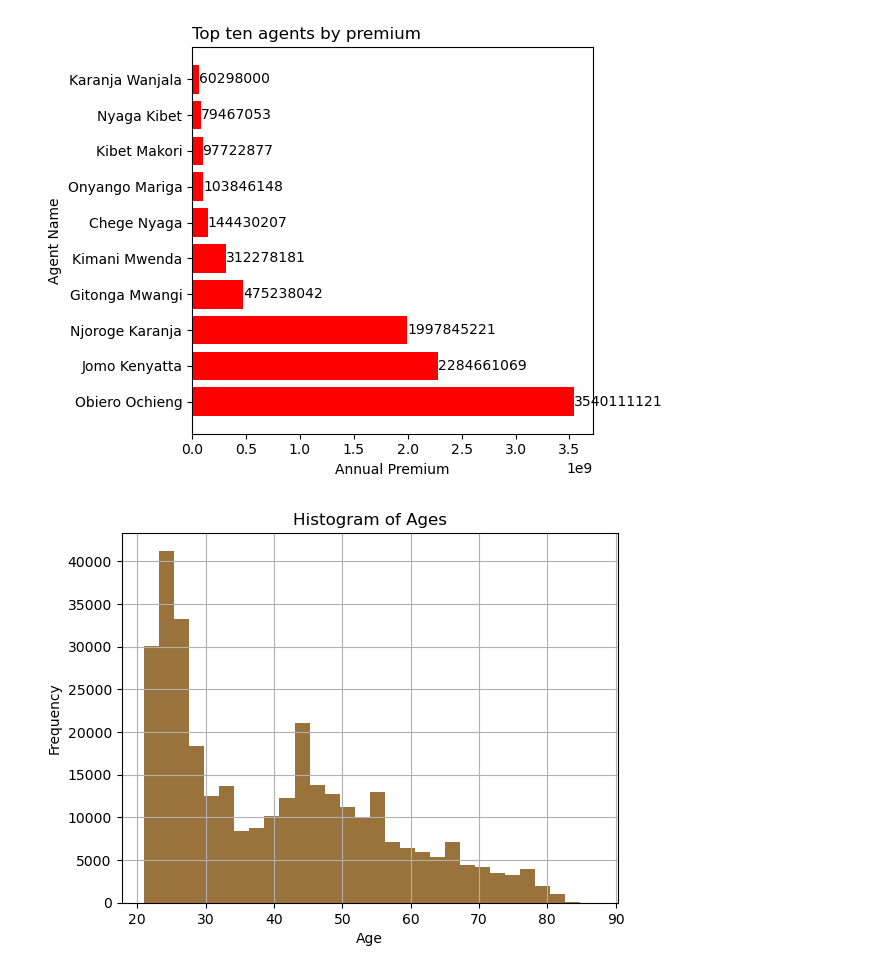
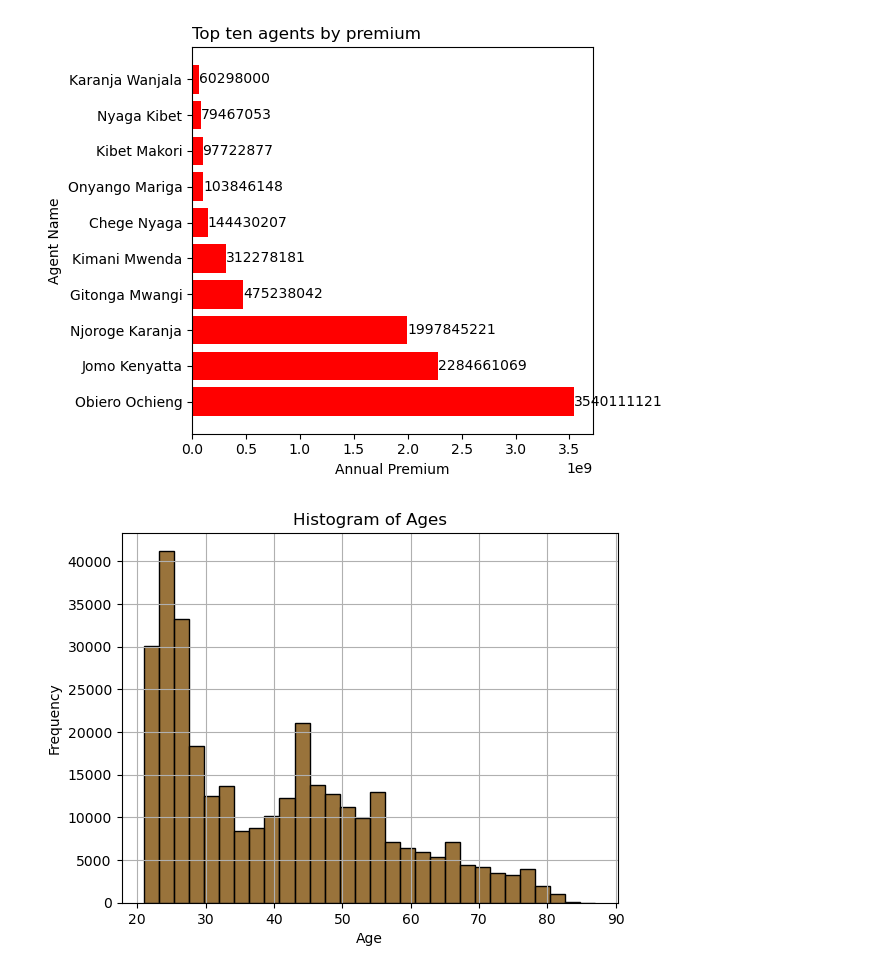
Before and after one commit to claudiahW/LuxDev, a Jupyter notebook: Tueswk2.ipynb, the cells around one changed output. Cells and saved outputs as stored; diff of their text form; code cells hidden in the pictures.

```diff
--- a/Tueswk2.ipynb
+++ b/Tueswk2.ipynb
@@ -72,19 +72,19 @@ plt.show()
 # %%
 df["Customer_Date_of_Birth"] = pd.to_datetime(df["Customer_Date_of_Birth"])
 
 #Calculate Age
 
 current_year = datetime.now().year
 df["Age"] = current_year - df["Customer_Date_of_Birth"].dt.year
 
 
 #plot the histograms of ages
 
-plt.hist(df["Age"], bins=30, color="#80500A", alpha=0.8)
+sns.histplot(df["Age"], bins=30, color="#80500A", alpha=0.8)
 plt.xlabel("Age")
 plt.ylabel("Frequency")
 plt.grid(True)
 plt.title("Histogram of Ages")
 plt.show()
 # %% [output]
-[figure, old version]
+[figure, new version]
```
